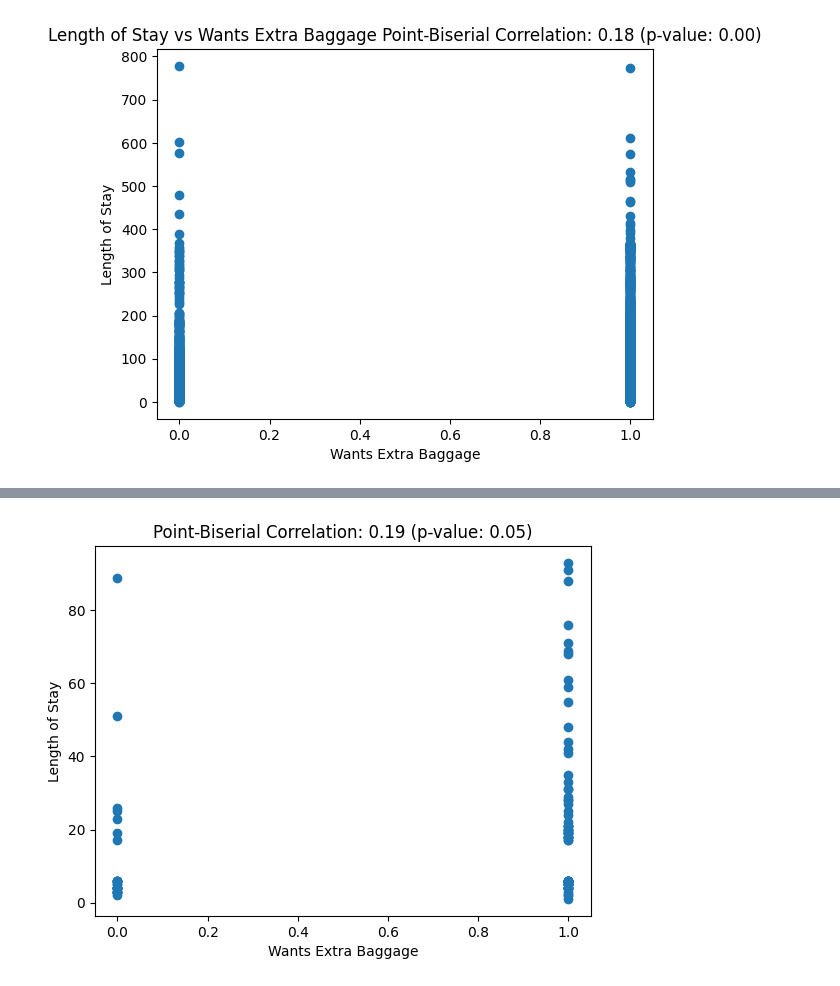
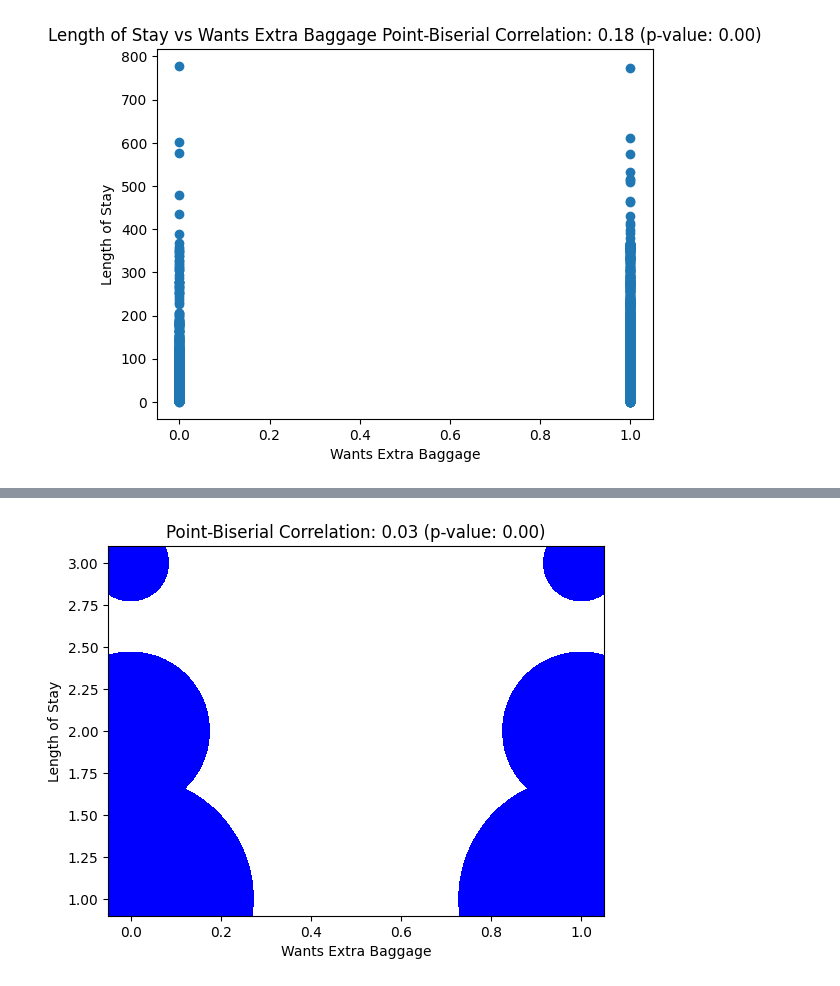
Before and after one commit to qichsia/python, a Jupyter notebook: final_proj/02_data_analysis.ipynb, the cells around one changed output, grey strips where cells are left out. Saved outputs shown, nothing was run; the diff lists cells and outputs as text; code cells hidden in the pictures.

```diff
--- a/final_proj/02_data_analysis.ipynb
+++ b/final_proj/02_data_analysis.ipynb
@@ -382,36 +241,39 @@ plt.show()
 # %%
+import matplotlib.pyplot as plt
+import numpy as np
+from scipy import stats
+
 # Wants extra baggage vs length of stay (outliers removed)
-#a = df['wants_extra_baggage']
-#b = df['length_of_stay']
-
-sample_size = 100  # Define the desired sample size
-sampled_df = df.sample(n=sample_size)  # Randomly select a subset of data points
-
-a = sampled_df['wants_extra_baggage']
-b = sampled_df['length_of_stay']
+a = df['wants_preferred_seat']
+b = df['num_passengers']
 
 # Calculate the point-biserial correlation
 correlation_coefficient, p_value = stats.pointbiserialr(a, b)
 
 # Define the outlier threshold (e.g., using z-scores)
 z_score_threshold = 2
 
 # Calculate the z-scores for the continuous variable
 z_scores = (b - np.mean(b)) / np.std(b)
 
 # Filter outliers based on the z-score threshold
 filtered_a = a[abs(z_scores) <= z_score_threshold]
 filtered_b = b[abs(z_scores) <= z_score_threshold]
 
-# Create a scatter plot of the filtered data
-plt.scatter(filtered_a, filtered_b)
+# Calculate the concentration of points
+concentration = filtered_b.value_counts()  # Assuming 'length_of_stay' is a discrete variable
+max_concentration = concentration.max()
+sizes = concentration[filtered_b].values  # Use concentration values as sizes
+
+# Create a bubble plot of the filtered data
+plt.scatter(filtered_a, filtered_b, s=sizes, c='blue', alpha=0.7)
 
 # Add labels and title
 plt.xlabel('Wants Extra Baggage')
 plt.ylabel('Length of Stay')
 plt.title(f'Point-Biserial Correlation: {correlation_coefficient:.2f} (p-value: {p_value:.2f})')
 
 # Display the plot
 plt.show()
 # %% [output]
-[figure, old version]
+[figure, new version]
```
Also changed, not shown: parts of 23 cells of this notebook, 6 other files.
